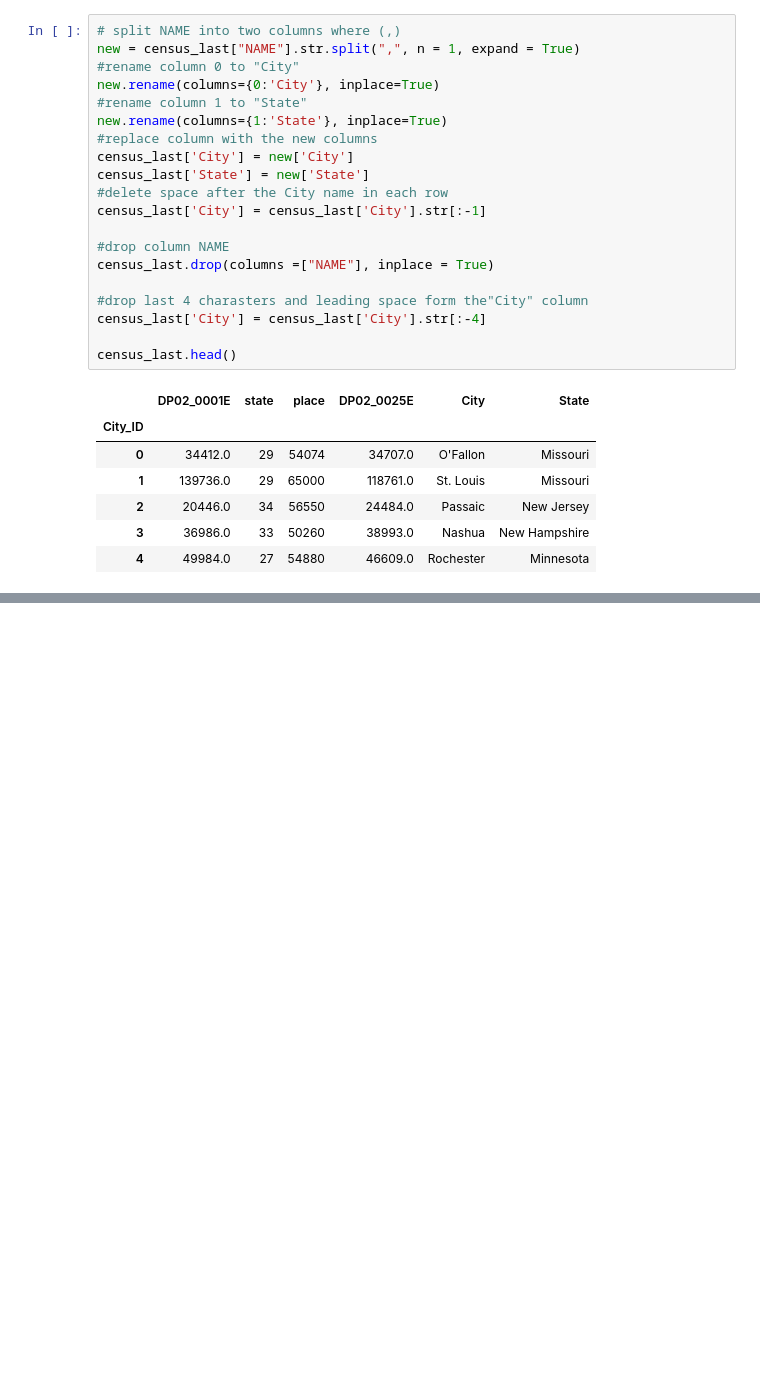
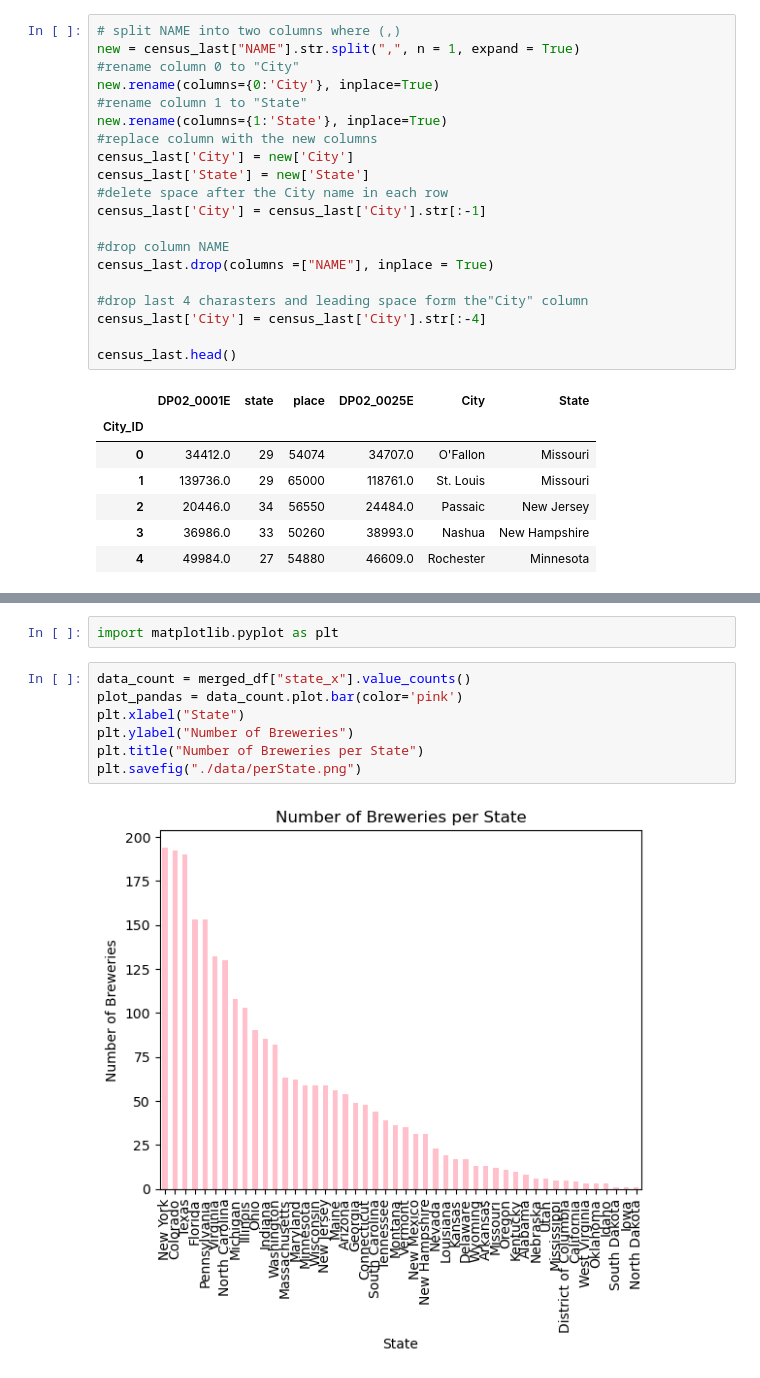
Before and after one commit to rpatel9877/project1, a Jupyter notebook: starter folders/natalia_lopez/nl2_workbook.ipynb, the cells around one changed output, grey strips where cells are left out. Cells and saved outputs as stored; diff of their text form; blank space fills up the shorter version.

```diff
--- a/starter folders/natalia_lopez/nl2_workbook.ipynb
+++ b/starter folders/natalia_lopez/nl2_workbook.ipynb
@@ -142,0 +177,11 @@ merged_df.to_csv("./data/merged_df.csv", index=False)
+# %%
+import matplotlib.pyplot as plt
+# %%
+data_count = merged_df["state_x"].value_counts()
+plot_pandas = data_count.plot.bar(color='pink')
+plt.xlabel("State")
+plt.ylabel("Number of Breweries")
+plt.title("Number of Breweries per State")
+plt.savefig("./data/perState.png")
+# %% [output]
+[figure, added]
```
Also changed, not shown: parts of 6 cells of this notebook.
